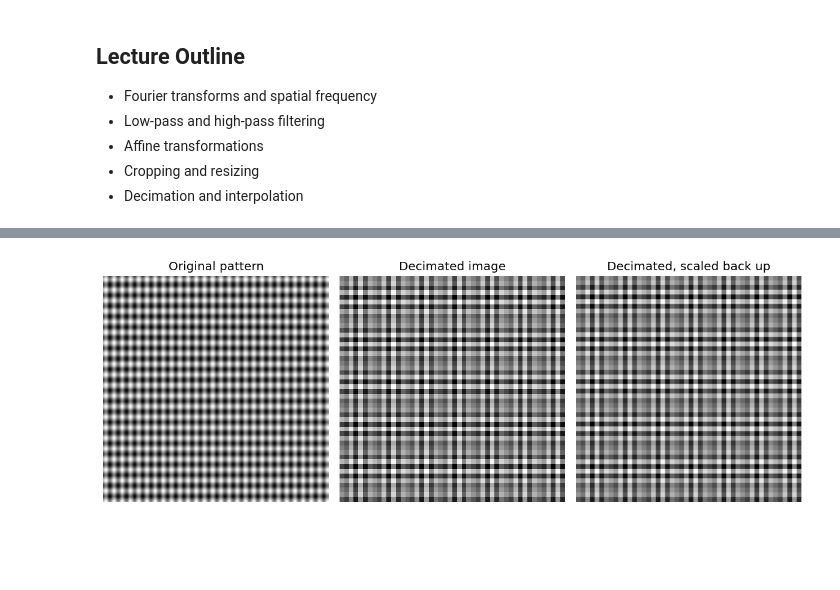
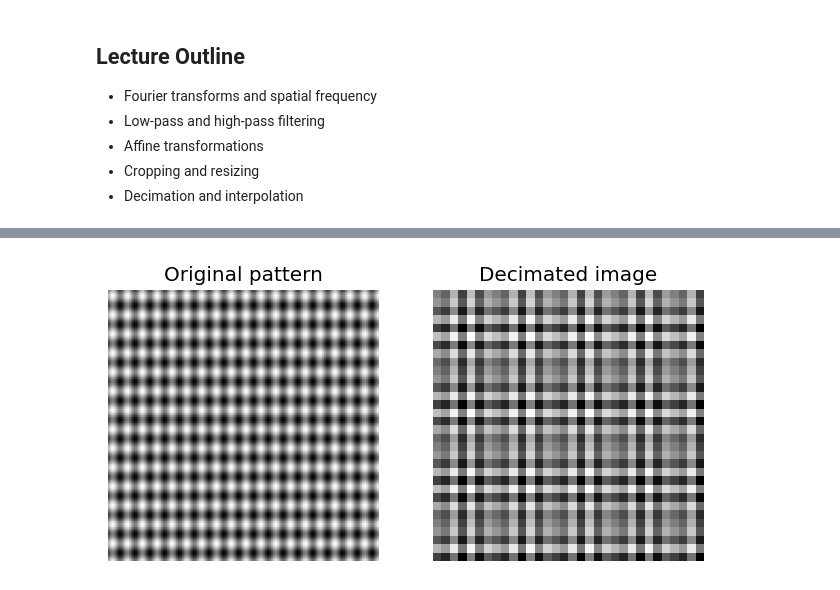
Before and after one commit to dgodovich/MOL518-Intro-to-Data-Analysis, a Jupyter notebook: Lecture_33/BPY518_Lecture33.ipynb, the cells around one changed output, grey strips where cells are left out. Cells and saved outputs as stored; diff of their text form; code cells hidden in the pictures; blank space fills up the shorter version.

```diff
--- a/Lecture_33/BPY518_Lecture33.ipynb
+++ b/Lecture_33/BPY518_Lecture33.ipynb
@@ -163,0 +181,9 @@ Depending on the matrix $\mathbf{A}$, this can produce rotations, scalings, shea
+# %%
+shield = mpimg.imread(media_dir / 'shield_source.png')
+if shield.ndim == 3:
+    shield = shield[..., 0]
+shield = shield.astype(float)
+if shield.max() > 1:
+    shield /= shield.max()
+
+plt.imshow(shield, cmap='gray');
@@ -245,25 +325,20 @@ The slide deck emphasizes an important warning: interpolation can be useful, but
 # %%
-# Decimation can lose detail and create aliasing.
-yy, xx = np.mgrid[:192, :192]
+
+yy, xx = np.mgrid[:128, :128]
 pattern = 0.5 + 0.25 * np.sin(2 * np.pi * xx / 7) + 0.25 * np.sin(2 * np.pi * yy / 9)
 pattern = np.clip(pattern, 0, 1)
 
 factor = 4
 decimated = pattern[::factor, ::factor]
-decimated_for_display = np.repeat(np.repeat(decimated, factor, axis=0), factor, axis=1)
 
-fig, axes = plt.subplots(1, 3, figsize=(10, 3.5))
-axes[0].imshow(pattern, vmin=0, vmax=1)
+fig, axes = plt.subplots(1, 2)
+axes[0].imshow(pattern, cmap='gray', vmin=0, vmax=1)
 axes[0].set_title('Original pattern')
-axes[1].imshow(decimated, vmin=0, vmax=1)
+axes[1].imshow(decimated, cmap='gray', vmin=0, vmax=1)
 axes[1].set_title('Decimated image')
-axes[2].imshow(decimated_for_display, vmin=0, vmax=1)
-axes[2].set_title('Decimated, scaled back up')
 
 for ax in axes:
     ax.axis('off')
-
-plt.tight_layout()
 # %% [output]
-[figure, old version]
+[figure, new version]
 # %% [markdown]
```
Also changed, not shown: parts of 34 cells of this notebook, 4 other files.
